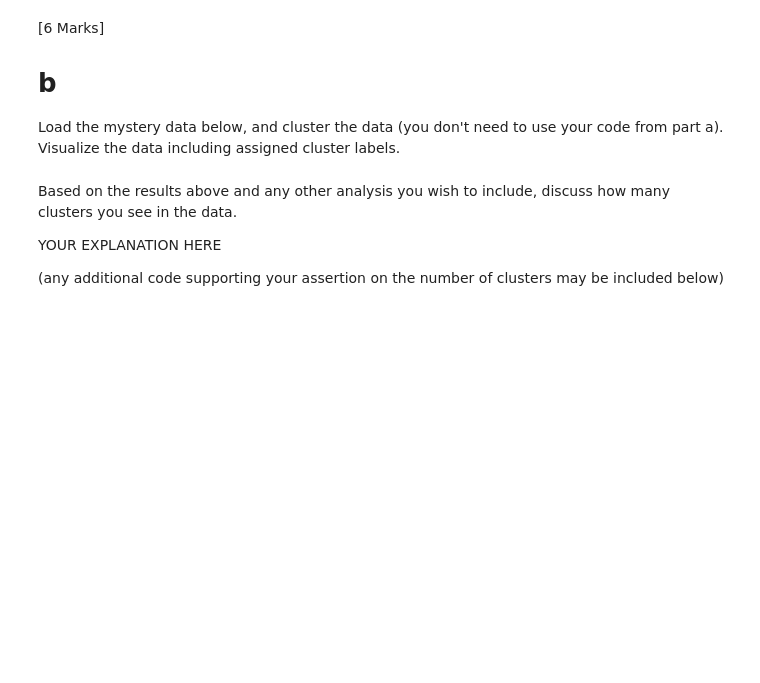
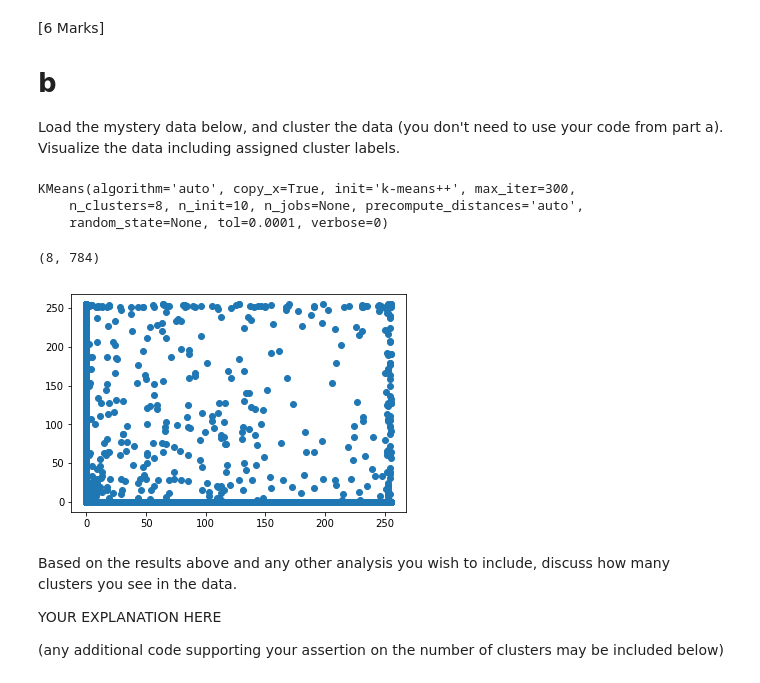
Before and after one commit to AndrewBenson98/CPS803AI, a Jupyter notebook: A1.ipynb, the cells around one changed output. Saved outputs shown, nothing was run; the diff lists cells and outputs as text; code cells hidden in the pictures; blank space fills up the shorter version.

```diff
--- a/A1.ipynb
+++ b/A1.ipynb
@@ -568,10 +613,43 @@ plt.show()
 Load the mystery data below, and cluster the data (you don't need to use your code from part a). Visualize the data including assigned cluster labels.
 # %%
 # Load the mystery data here and cluster using k-means (now you can use libraries e.g. sklearn)
+
+from sklearn.cluster import KMeans
+
+
 mystery = np.load('mystery.npy')
-mystery.shape
+#mystery.shape
+#print(mystery[0])
+k_means = KMeans()
+k_means.fit(mystery)
+# for i in range(len(mystery[0])-1):
+#     plt.scatter(mystery[:, i], mystery[:, i+1])
+
+# centers = k_means.cluster_centers_
+# plt.scatter(centers[:, 0], centers[:, 1], c='black', s=200, alpha=0.5);
+# plt.show()
+# %% [output]
+KMeans(algorithm='auto', copy_x=True, init='k-means++', max_iter=300,
+    n_clusters=8, n_init=10, n_jobs=None, precompute_distances='auto',
+    random_state=None, tol=0.0001, verbose=0)
 # %%
 # Find a way to visualize the data (e.g. in 2D or 3D), color datapoints based on assigned labels.
+#plt.matshow(mystery[:1000])
+# for i in range(len(mystery[0])-1):
+#     plt.scatter(mystery[:, i], mystery[:, i+1])
+
+plt.scatter(mystery[:,0], mystery[:,1])
+
+centers = k_means.cluster_centers_
+print(centers.shape)
+#plt.scatter(centers[:], centers[:], c='black')
+plt.show()
+
+# plt.imshow(mystery[:700])
+# plt.show()
+# %% [output]
+(8, 784)
+[figure, added]
 # %% [markdown]
 Based on the results above and any other analysis you wish to include, discuss how many clusters you see in the data.
 
```
Also changed, not shown: parts of 9 cells of this notebook.
